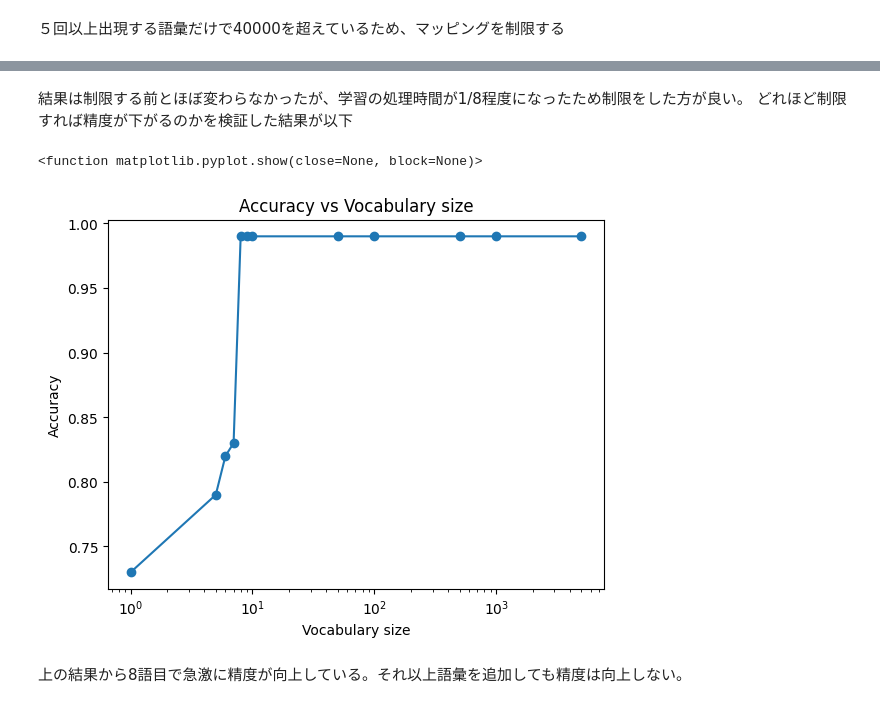
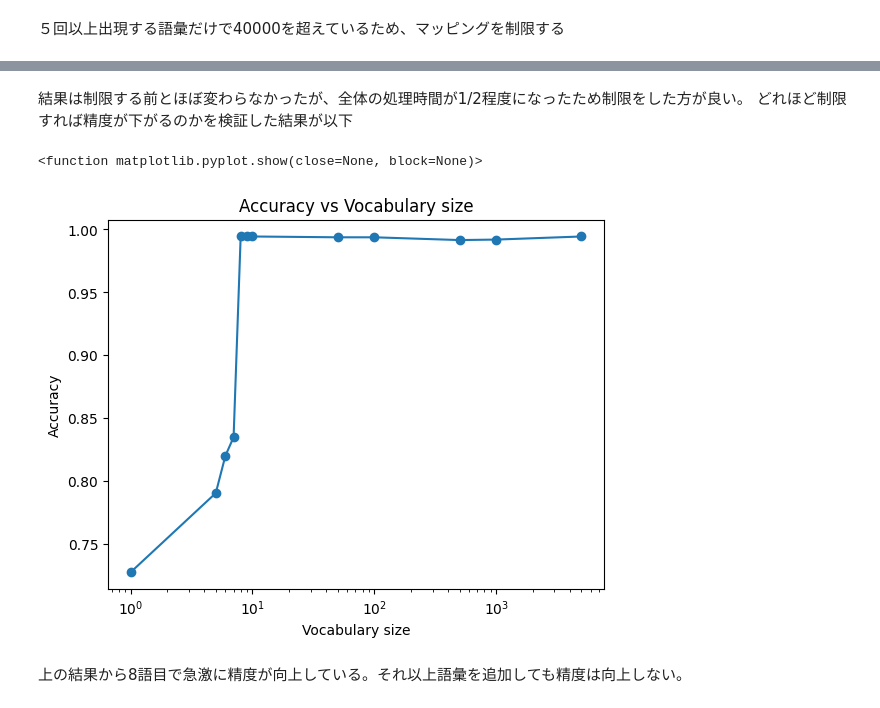
Before and after one commit to moritaka4812-pixel/MyProject1, a Jupyter notebook: Notebooks/FakeNewsMachineLearning.ipynb, the cells around one changed output, grey strips where cells are left out. Cells and saved outputs as stored; diff of their text form; code cells hidden in the pictures.

Commit message:
FakeNewsMachineLearningに処理時間の計測を追加、処理を関数化

```diff
--- a/Notebooks/FakeNewsMachineLearning.ipynb
+++ b/Notebooks/FakeNewsMachineLearning.ipynb
@@ -93,9 +94,12 @@ def map_label(label):
     else:
         return 1
 
-y_train_mapped = y_train.apply(map_label) #ラベルを数値に変換
+def LabelTranslate(y_label):
+    y_label_mapped = y_label.apply(map_label) #ラベルを数値に変換
+    return y_label_mapped
 
-y_test_mapped = y_test.apply(map_label) #テスト用のラベルも同様に変換
+y_train_mapped = LabelTranslate(y_train)
+y_test_mapped = LabelTranslate(y_test)
 
 y_train_mapped.head() #変換された訓練用ラベルの先頭データを表示
 # %% [output]
@@ -197,7 +243,23 @@ len(vocab)
 # %%
 from collections import Counter
 
-vocab_counter = Counter([word for tokens in x_train_Filtered for word in tokens]) #訓練用テキストの単語の出現頻度をカウント
-vocab_top = vocab_counter.most_common(9) #上位5000語を取得
-vocab = [word for word, count in vocab_top] #単語を取り出す
-word2idx = {word: i for i, word in enumerate(vocab)}
+def VocabMapping_Limit(x_Filtered, limit):
+    vocab_counter = Counter([word for tokens in x_Filtered for word in tokens]) #訓練用テキストの単語の出現頻度をカウント
+    vocab_top = vocab_counter.most_common(limit) #上位 limit 語を取得
+    vocab = [word for word, count in vocab_top] #単語を取り出す
+    word2idx = {word: i for i, word in enumerate(vocab)}
+    return vocab, word2idx
+# %%
+x_train_Filtered = Preprocessing(x_train) #前処理
+x_test_Filtered = Preprocessing(x_test)
+
+y_train_mapped = LabelTranslate(y_train) #Fake,Trueを0,1へ
+y_test_mapped = LabelTranslate(y_test)
+
+vocab, word2idx = VocabMapping_Limit(x_train_Filtered, 5000) #語彙のマッピング
+
+x_train_vec = BoW(x_train_Filtered, vocab, word2idx) #文章の集合をベクトルの集合へ
+x_test_vec = BoW(x_test_Filtered, vocab, word2idx)
+
+clf = Learning(x_train_vec, y_train_mapped) #学習
+DispResult(clf, x_test_vec, y_test_mapped) #結果表示
@@ -204,20 +276,32 @@ word2idx = {word: i for i, word in enumerate(vocab)}
 # %% [markdown]
-結果は制限する前とほぼ変わらなかったが、学習の処理時間が1/8程度になったため制限をした方が良い。
+結果は制限する前とほぼ変わらなかったが、全体の処理時間が1/2程度になったため制限をした方が良い。
 どれほど制限すれば精度が下がるのかを検証した結果が以下
 # %%
 import matplotlib.pyplot as plt
+from sklearn.metrics import accuracy_score
+
+def GetAccuracy(clf, x_test_vec, y_test_mapped):
+    y_pred = clf.predict(x_test_vec)
+    return accuracy_score(y_test_mapped, y_pred)
 
 vocab_sizes = [1,5,6,7,8,9,10,50,100,500,1000,5000]
-accuracies = [0.73,0.79,0.82,0.83,0.99,0.99,0.99,0.99,0.99,0.99,0.99,0.99]
+accuracies = [0] * 12
+
+for i in range(12):
+    vocab, word2idx = VocabMapping_Limit(x_train_Filtered, vocab_sizes[i])
+    x_train_vec = BoW(x_train_Filtered, vocab, word2idx)
+    x_test_vec = BoW(x_test_Filtered, vocab, word2idx)
+    clf = Learning(x_train_vec, y_train_mapped)
+    accuracies[i] = GetAccuracy(clf, x_test_vec, y_test_mapped)
 
 plt.plot(vocab_sizes, accuracies, marker="o")
 plt.xlabel("Vocabulary size")
 plt.ylabel("Accuracy")
 plt.title("Accuracy vs Vocabulary size")
 plt.xscale("log")
 plt.show
 # %% [output]
 <function matplotlib.pyplot.show(close=None, block=None)>
-[figure, old version]
+[figure, new version]
 # %% [markdown]
 上の結果から8語目で急激に精度が向上している。それ以上語彙を追加しても精度は向上しない。
```
Also changed, not shown: parts of 13 cells of this notebook.
